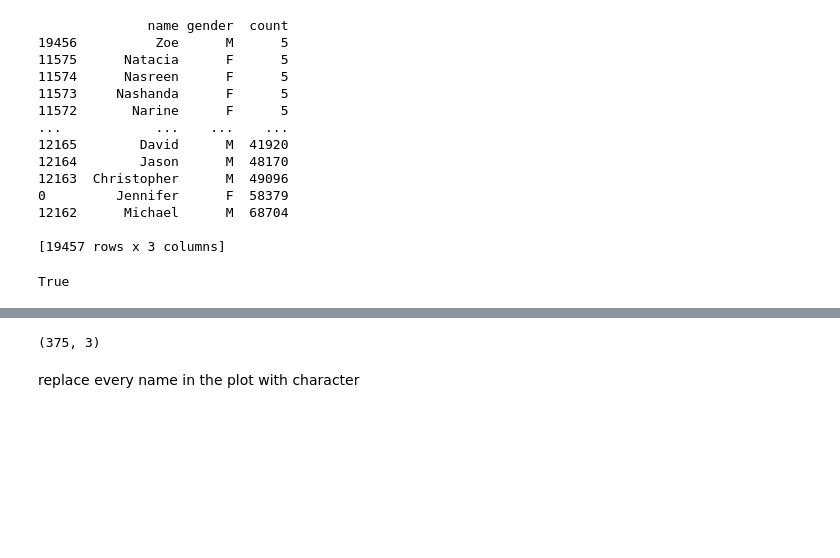
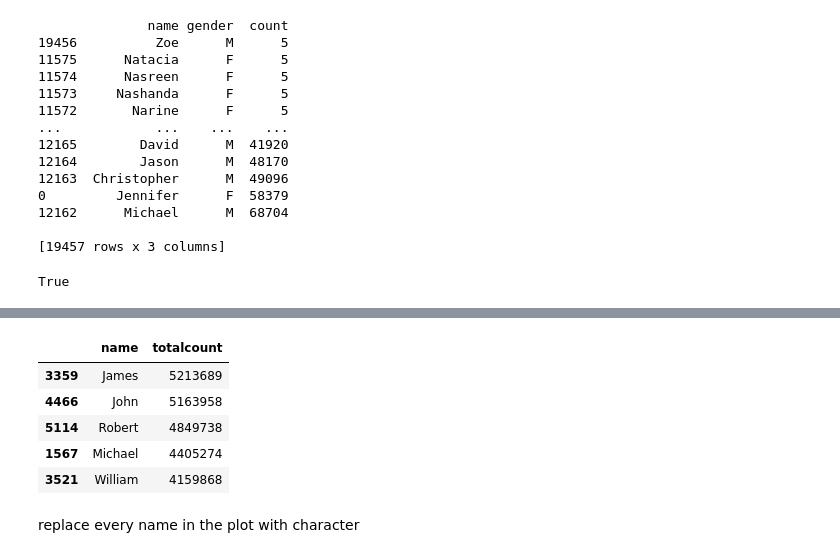
Before and after one commit to UCSB-PSTAT-234/Spring2021-American-Film-Directors, a Jupyter notebook: groupproject.ipynb, the cells around one changed output, grey strips where cells are left out. Saved outputs shown, nothing was run; the diff lists cells and outputs as text; code cells hidden in the pictures; blank space fills up the shorter version.

```diff
--- a/groupproject.ipynb
+++ b/groupproject.ipynb
@@ -370,11 +360,16 @@ allnames.shape
 # %%
 # drop duplicates and keep only the names with count larger than 100
-allnames.drop_duplicates(subset='name',
-                         keep = False, inplace= True)
-allnames = allnames[allnames['count']>=10]
-allnames.shape
+allnames.drop_duplicates(subset='name', inplace= True)
+allnames = allnames.sort_values(by = ['totalcount'], ascending=False)
+# allnames = allnames[allnames['totalcount']>=5000]
+allnames.head()
 # %% [output]
-(375, 3)
+|  | name | totalcount |
+| 3359 | James | 5213689 |
+| 4466 | John | 5163958 |
+| 5114 | Robert | 4849738 |
+| 1567 | Michael | 4405274 |
+| 3521 | William | 4159868 |
 # %% [markdown]
 replace every name in the plot with character
 # %%
```
Also changed, not shown: parts of 14 cells of this notebook.
